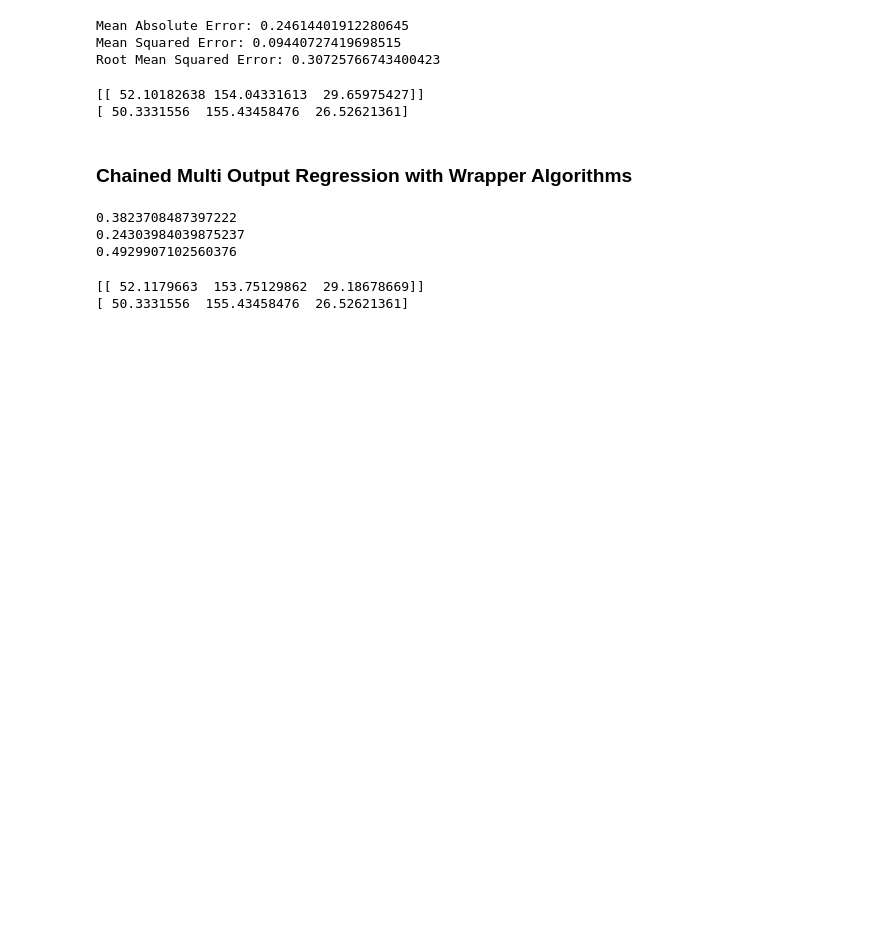
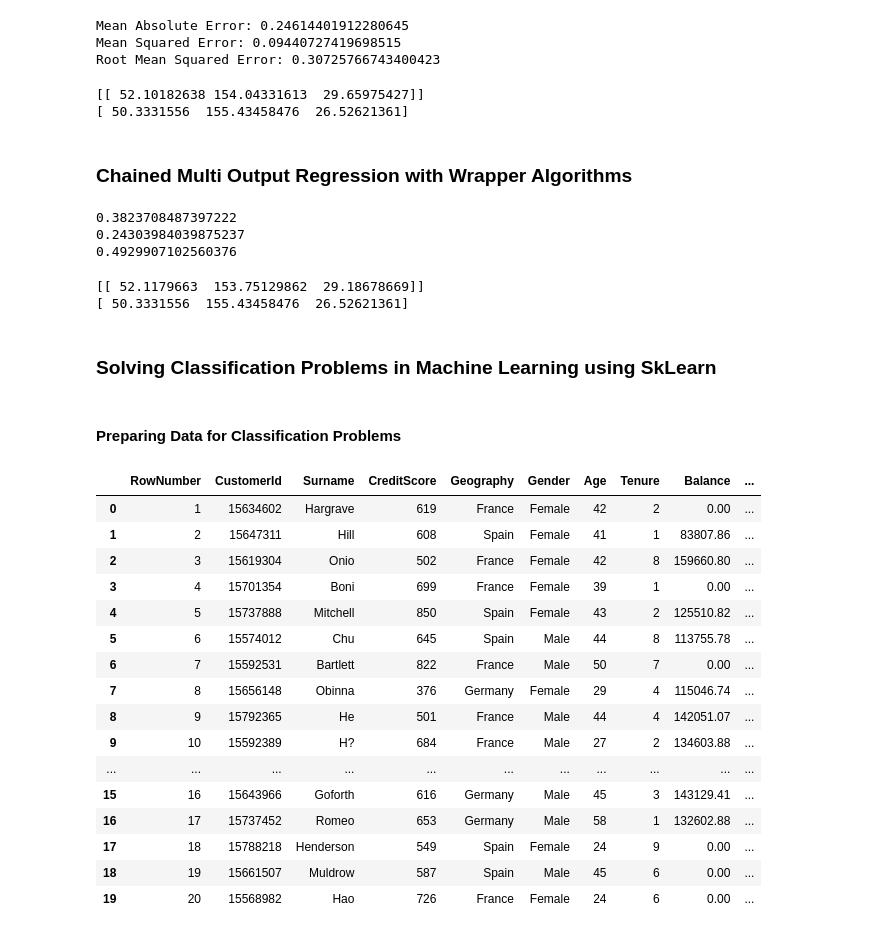
Before and after one commit to KennedyMungai/scikit-learn-intro, a Jupyter notebook: scikit_learn_intro.ipynb, the cells around one changed output. Drawn from its saved outputs; the diff is of its cells as text; code cells hidden in the pictures; blank space fills up the shorter version.

Commit message:
Prepared the data for training

```diff
--- a/scikit_learn_intro.ipynb
+++ b/scikit_learn_intro.ipynb
@@ -1378,3 +1378,32 @@ print(y_test[50])
 # %% [output]
 [[ 52.1179663  153.75129862  29.18678669]]
 [ 50.3331556  155.43458476  26.52621361]
+# %% [markdown]
+<h3>Solving Classification Problems in Machine Learning using SkLearn</h3>
+# %% [markdown]
+<h4>Preparing Data for Classification Problems</h4>
+# %%
+import seaborn as sns
+import pandas as pd
+import numpy as np
+
+churn_df = pd.read_csv('./data_sets/customer_churn.csv')
+churn_df.head(20)
+# %% [output]
+|  | RowNumber | CustomerId | Surname | CreditScore | Geography | Gender | Age | Tenure | Balance | ... |
+| 0 | 1 | 15634602 | Hargrave | 619 | France | Female | 42 | 2 | 0.00 | ... |
+| 1 | 2 | 15647311 | Hill | 608 | Spain | Female | 41 | 1 | 83807.86 | ... |
+| 2 | 3 | 15619304 | Onio | 502 | France | Female | 42 | 8 | 159660.80 | ... |
+| 3 | 4 | 15701354 | Boni | 699 | France | Female | 39 | 1 | 0.00 | ... |
+| 4 | 5 | 15737888 | Mitchell | 850 | Spain | Female | 43 | 2 | 125510.82 | ... |
+| 5 | 6 | 15574012 | Chu | 645 | Spain | Male | 44 | 8 | 113755.78 | ... |
+| 6 | 7 | 15592531 | Bartlett | 822 | France | Male | 50 | 7 | 0.00 | ... |
+| 7 | 8 | 15656148 | Obinna | 376 | Germany | Female | 29 | 4 | 115046.74 | ... |
+| 8 | 9 | 15792365 | He | 501 | France | Male | 44 | 4 | 142051.07 | ... |
+| 9 | 10 | 15592389 | H? | 684 | France | Male | 27 | 2 | 134603.88 | ... |
+| ... | ... | ... | ... | ... | ... | ... | ... | ... | ... | ... |
+| 15 | 16 | 15643966 | Goforth | 616 | Germany | Male | 45 | 3 | 143129.41 | ... |
+| 16 | 17 | 15737452 | Romeo | 653 | Germany | Male | 58 | 1 | 132602.88 | ... |
+| 17 | 18 | 15788218 | Henderson | 549 | Spain | Female | 24 | 9 | 0.00 | ... |
+| 18 | 19 | 15661507 | Muldrow | 587 | Spain | Male | 45 | 6 | 0.00 | ... |
+| 19 | 20 | 15568982 | Hao | 726 | France | Female | 24 | 6 | 0.00 | ... |
```
Also changed, not shown: parts of 4 cells of this notebook.
